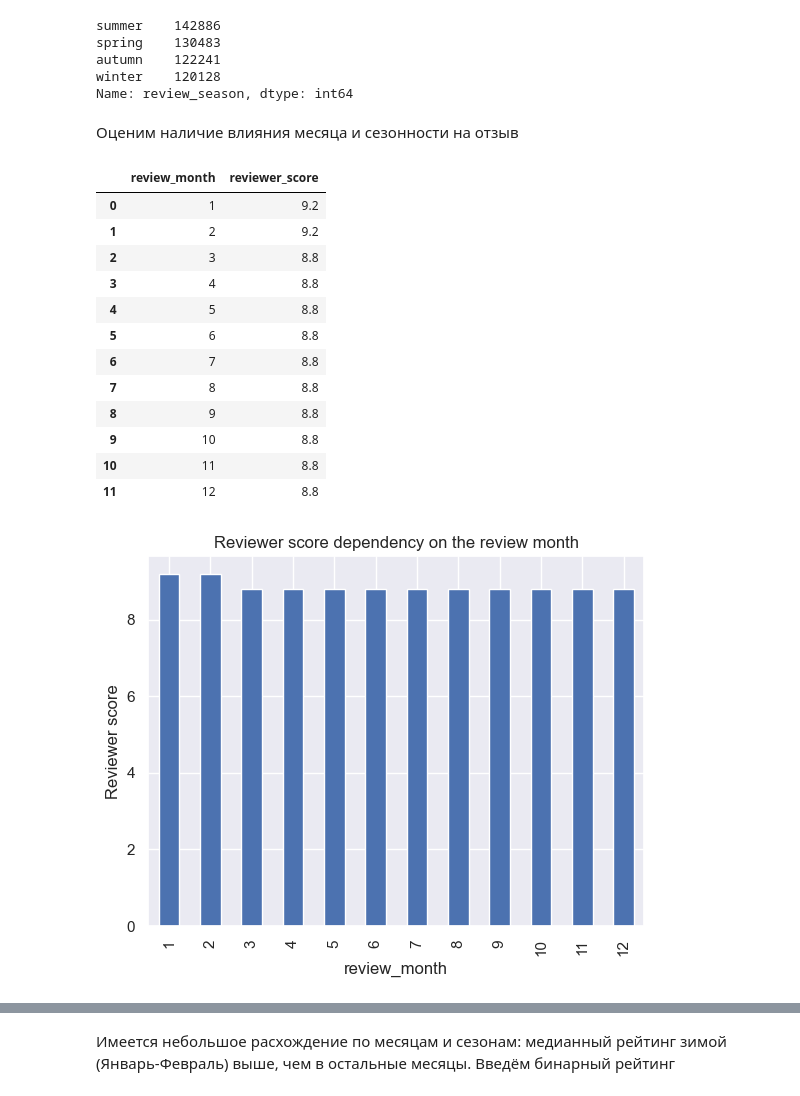
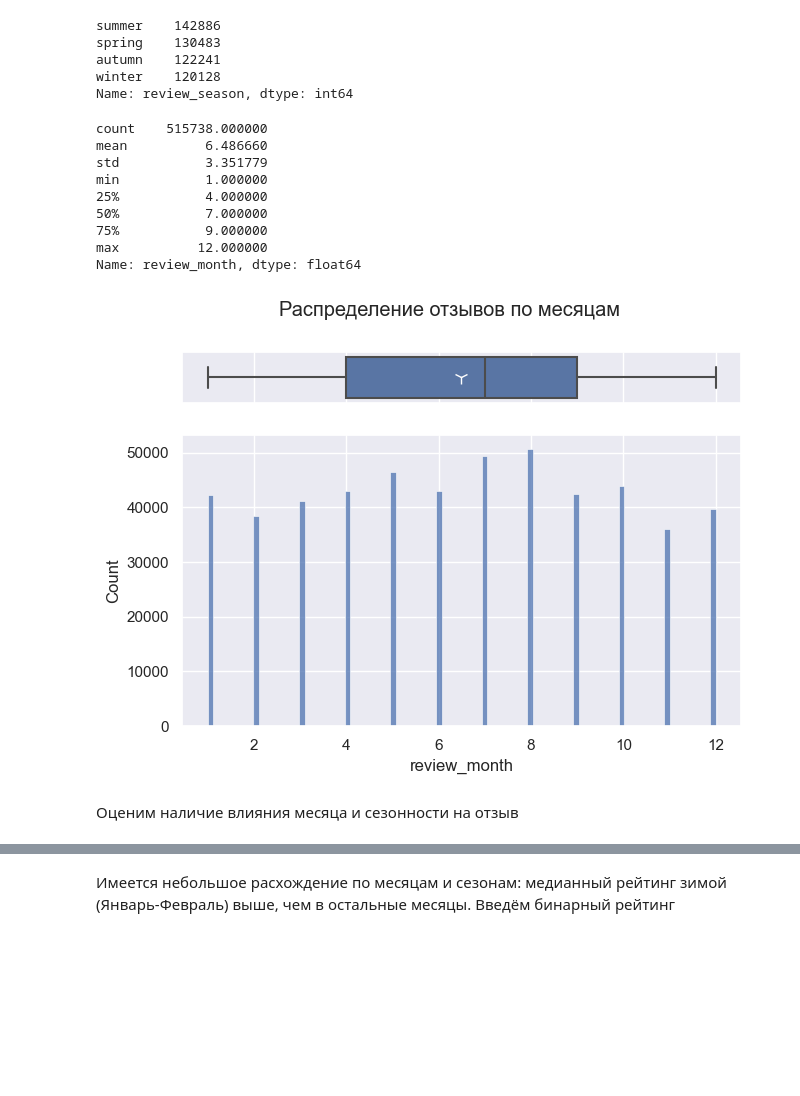
Before and after one commit to mvulf/sf_data_science, a Jupyter notebook: project_3/hotels-EDA_ML.ipynb, the cells around one changed output, grey strips where cells are left out. Saved outputs shown, nothing was run; the diff lists cells and outputs as text; code cells hidden in the pictures; blank space fills up the shorter version.

```diff
--- a/project_3/hotels-EDA_ML.ipynb
+++ b/project_3/hotels-EDA_ML.ipynb
@@ -579,27 +601,21 @@ spring    130483
 autumn    122241
 winter    120128
 Name: review_season, dtype: int64
+# %%
+display(data['review_month'].describe())
+
+box_hist_plot(data, 'review_month',\
+    'Распределение отзывов по месяцам')
+# %% [output]
+count    515738.000000
+mean          6.486660
+std           3.351779
+min           1.000000
+25%           4.000000
+50%           7.000000
+75%           9.000000
+max          12.000000
+Name: review_month, dtype: float64
+[figure, added]
 # %% [markdown]
 Оценим наличие влияния месяца и сезонности на отзыв
-# %%
-review_month_score = data.query('sample==1').groupby(
-    by='review_month')['reviewer_score'].median().reset_index()
-display(review_month_score)
-review_month_score.plot.bar(x='review_month',
-    y='reviewer_score', legend=False, ylabel='Reviewer score',
-    title='Reviewer score dependency on the review month');
-# %% [output]
-|  | review_month | reviewer_score |
-| 0 | 1 | 9.2 |
-| 1 | 2 | 9.2 |
-| 2 | 3 | 8.8 |
-| 3 | 4 | 8.8 |
-| 4 | 5 | 8.8 |
-| 5 | 6 | 8.8 |
-| 6 | 7 | 8.8 |
-| 7 | 8 | 8.8 |
-| 8 | 9 | 8.8 |
-| 9 | 10 | 8.8 |
-| 10 | 11 | 8.8 |
-| 11 | 12 | 8.8 |
-[figure, removed]
```
Also changed, not shown: parts of 116 cells of this notebook, 3 other files.
